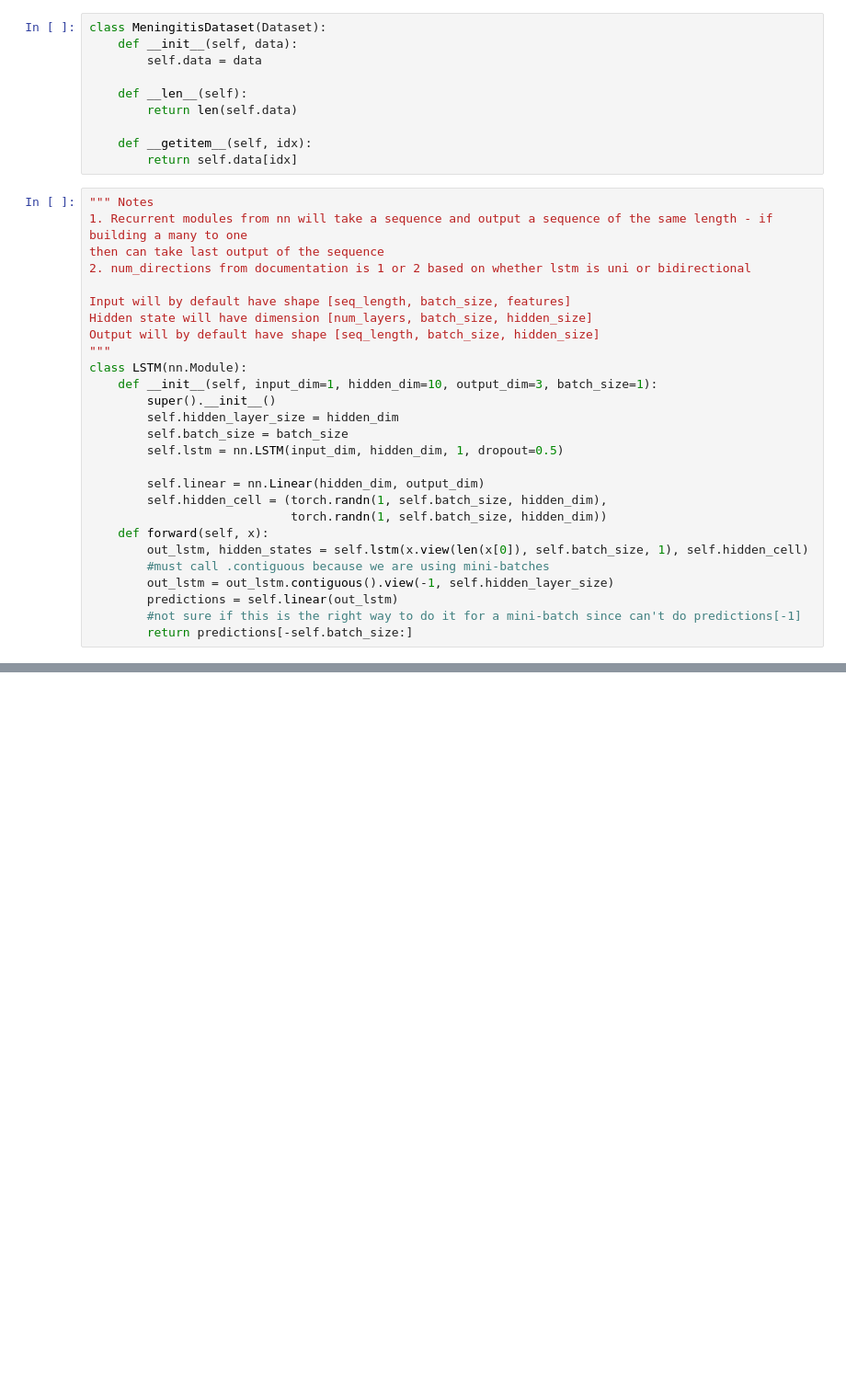
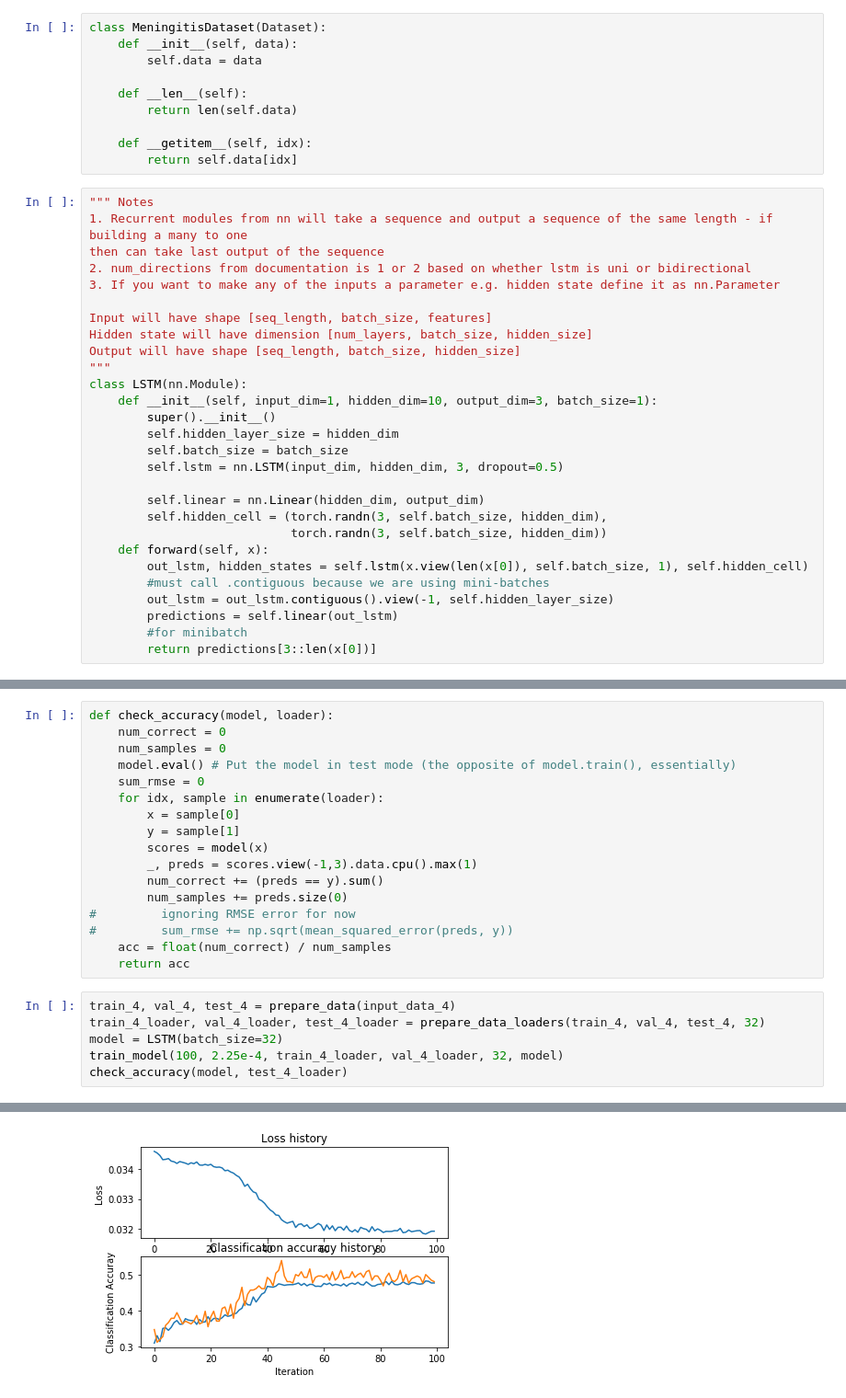
Before and after one commit to amirgamil/Meningitis-Analysis, a Jupyter notebook: Code/core_lstm.ipynb, the cells around one changed output, grey strips where cells are left out. Shown: that part at 92% size. Drawn from its saved outputs; the diff is of its cells as text; blank space fills up the shorter version.

Commit message:
testing more LSTM features including MSE loss vs BinaryCrossEntropy

```diff
--- a/Code/core_lstm.ipynb
+++ b/Code/core_lstm.ipynb
@@ -66,26 +68,27 @@ class MeningitisDataset(Dataset):
 1. Recurrent modules from nn will take a sequence and output a sequence of the same length - if building a many to one
 then can take last output of the sequence
 2. num_directions from documentation is 1 or 2 based on whether lstm is uni or bidirectional
+3. If you want to make any of the inputs a parameter e.g. hidden state define it as nn.Parameter
 
-Input will by default have shape [seq_length, batch_size, features]
+Input will have shape [seq_length, batch_size, features]
 Hidden state will have dimension [num_layers, batch_size, hidden_size]
-Output will by default have shape [seq_length, batch_size, hidden_size]
+Output will have shape [seq_length, batch_size, hidden_size]
 """
 class LSTM(nn.Module):
     def __init__(self, input_dim=1, hidden_dim=10, output_dim=3, batch_size=1):
         super().__init__()
         self.hidden_layer_size = hidden_dim
         self.batch_size = batch_size
-        self.lstm = nn.LSTM(input_dim, hidden_dim, 1, dropout=0.5)
+        self.lstm = nn.LSTM(input_dim, hidden_dim, 3, dropout=0.5)
 
         self.linear = nn.Linear(hidden_dim, output_dim)
-        self.hidden_cell = (torch.randn(1, self.batch_size, hidden_dim),
-                            torch.randn(1, self.batch_size, hidden_dim))
+        self.hidden_cell = (torch.randn(3, self.batch_size, hidden_dim),
+                            torch.randn(3, self.batch_size, hidden_dim))
     def forward(self, x):
         out_lstm, hidden_states = self.lstm(x.view(len(x[0]), self.batch_size, 1), self.hidden_cell)
         #must call .contiguous because we are using mini-batches
         out_lstm = out_lstm.contiguous().view(-1, self.hidden_layer_size)
         predictions = self.linear(out_lstm)
-        #not sure if this is the right way to do it for a mini-batch since can't do predictions[-1]
-        return predictions[-self.batch_size:]
+        #for minibatch
+        return predictions[3::len(x[0])]
 # %%
@@ -120,0 +188,24 @@ LSTM(
+# %%
+def check_accuracy(model, loader):
+    num_correct = 0
+    num_samples = 0
+    model.eval() # Put the model in test mode (the opposite of model.train(), essentially)
+    sum_rmse = 0
+    for idx, sample in enumerate(loader):
+        x = sample[0]
+        y = sample[1]
+        scores = model(x)
+        _, preds = scores.view(-1,3).data.cpu().max(1)
+        num_correct += (preds == y).sum()
+        num_samples += preds.size(0)
+#         ignoring RMSE error for now
+#         sum_rmse += np.sqrt(mean_squared_error(preds, y))
+    acc = float(num_correct) / num_samples
+    return acc
+# %%
+train_4, val_4, test_4 = prepare_data(input_data_4)
+train_4_loader, val_4_loader, test_4_loader = prepare_data_loaders(train_4, val_4, test_4, 32)
+model = LSTM(batch_size=32)
+train_model(100, 2.25e-4, train_4_loader, val_4_loader, 32, model)
+check_accuracy(model, test_4_loader)
+# %% [output]
@@ -120,0 +223 @@ LSTM(
+[figure, added]
```
Also changed, not shown: parts of 25 cells of this notebook, 2 other files.
